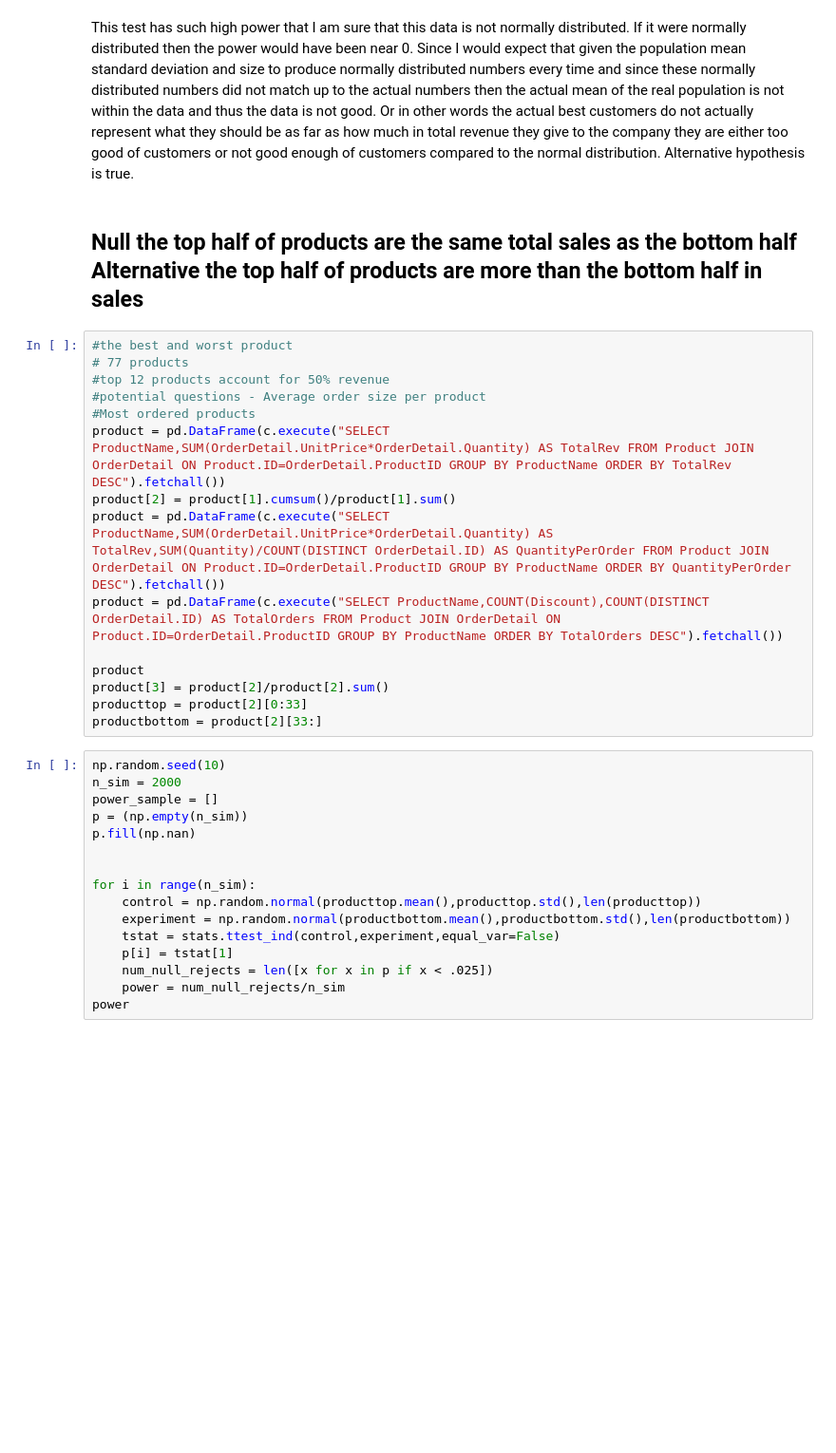
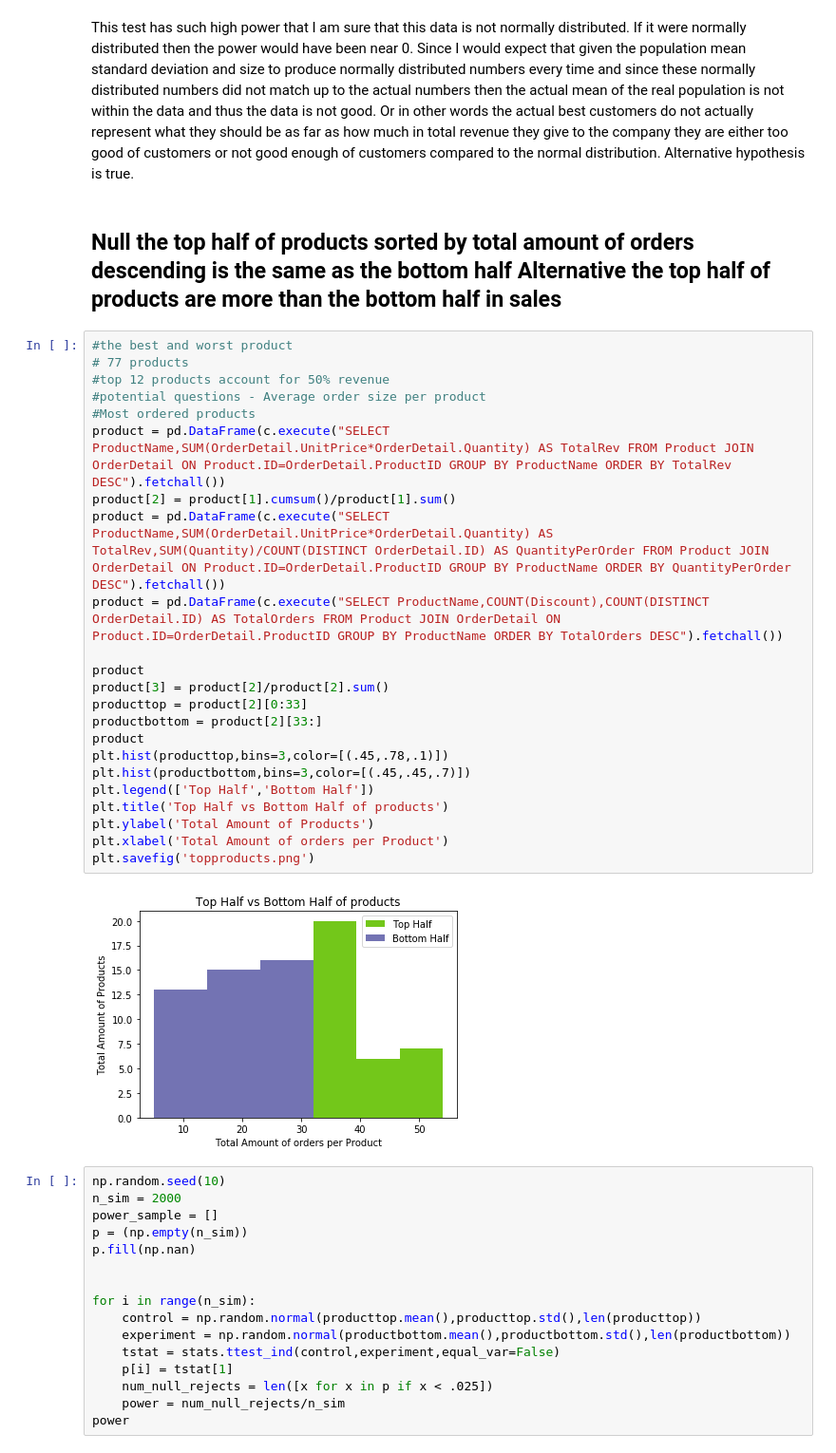
Before and after one commit to MikeDaBossss/Module-3-Project, a Jupyter notebook: Untitled.ipynb, the cells around one changed output. Shown at 95% size. Cells and saved outputs as stored; diff of their text form; blank space fills up the shorter version.

```diff
--- a/Untitled.ipynb
+++ b/Untitled.ipynb
@@ -131,22 +152,32 @@ power
 # %% [markdown]
 This test has such high power that I am sure that this data is not normally distributed. If it were normally distributed then the power would have been near 0. Since I would expect that given the population mean standard deviation and size to produce normally distributed numbers every time and since these normally distributed numbers did not match up to the actual numbers then the actual mean of the real population is not within the data and thus the data is not good. Or in other words the actual best customers do not actually represent what they should be as far as how much in total revenue they give to the company they are either too good of customers or not good enough of customers compared to the normal distribution. Alternative hypothesis is true.
 # %% [markdown]
-## Null the top half of products are the same total sales as the bottom half Alternative the top half of products are more than the bottom half in sales
+## Null the top half of products sorted by total amount of orders descending is the same as the bottom half Alternative the top half of products are more than the bottom half in sales
 # %%
 #the best and worst product
 # 77 products
 #top 12 products account for 50% revenue
 #potential questions - Average order size per product
 #Most ordered products
 product = pd.DataFrame(c.execute("SELECT ProductName,SUM(OrderDetail.UnitPrice*OrderDetail.Quantity) AS TotalRev FROM Product JOIN OrderDetail ON Product.ID=OrderDetail.ProductID GROUP BY ProductName ORDER BY TotalRev DESC").fetchall())
 product[2] = product[1].cumsum()/product[1].sum()
 product = pd.DataFrame(c.execute("SELECT ProductName,SUM(OrderDetail.UnitPrice*OrderDetail.Quantity) AS TotalRev,SUM(Quantity)/COUNT(DISTINCT OrderDetail.ID) AS QuantityPerOrder FROM Product JOIN OrderDetail ON Product.ID=OrderDetail.ProductID GROUP BY ProductName ORDER BY QuantityPerOrder DESC").fetchall())
 product = pd.DataFrame(c.execute("SELECT ProductName,COUNT(Discount),COUNT(DISTINCT OrderDetail.ID) AS TotalOrders FROM Product JOIN OrderDetail ON Product.ID=OrderDetail.ProductID GROUP BY ProductName ORDER BY TotalOrders DESC").fetchall())
 
 product
 product[3] = product[2]/product[2].sum()
 producttop = product[2][0:33]
 productbottom = product[2][33:]
+product
+plt.hist(producttop,bins=3,color=[(.45,.78,.1)])
+plt.hist(productbottom,bins=3,color=[(.45,.45,.7)])
+plt.legend(['Top Half','Bottom Half'])
+plt.title('Top Half vs Bottom Half of products')
+plt.ylabel('Total Amount of Products')
+plt.xlabel('Total Amount of orders per Product')
+plt.savefig('topproducts.png')
+# %% [output]
+[figure, added]
 # %%
 np.random.seed(10)
 n_sim = 2000
```
Also changed, not shown: parts of 5 cells of this notebook, 1 other file.
